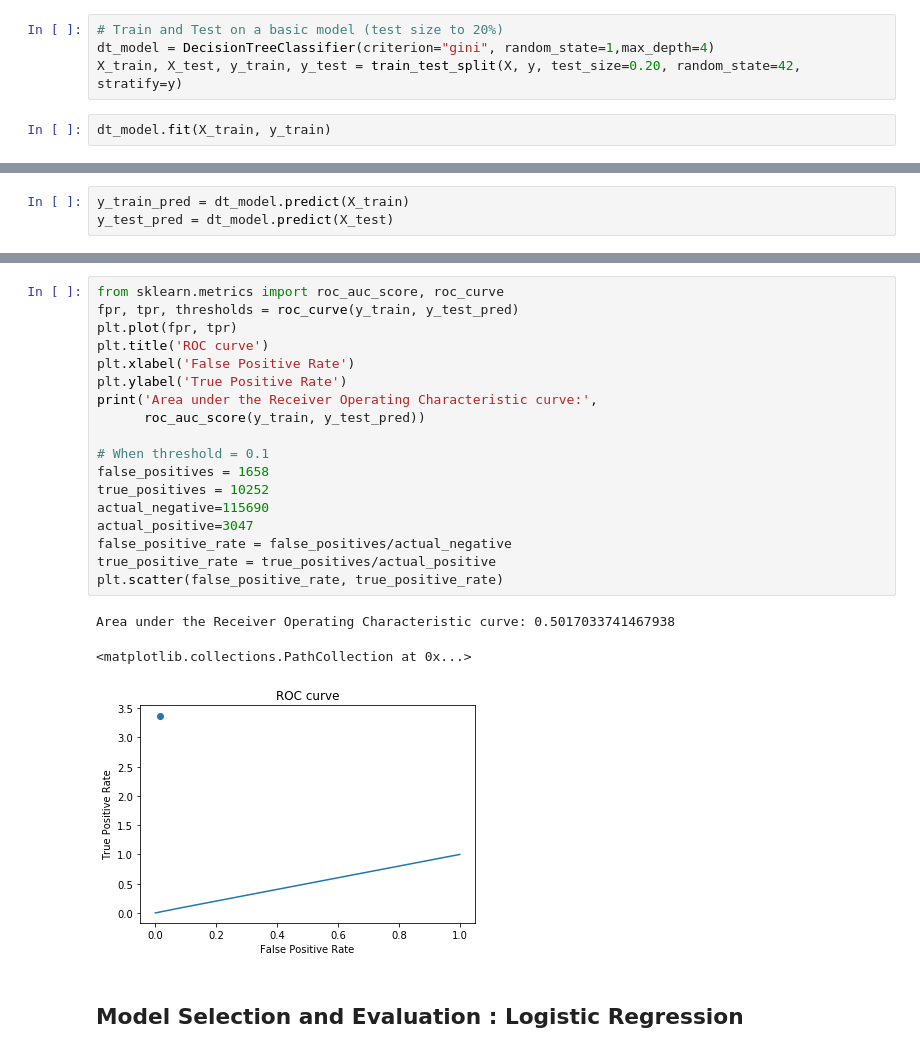
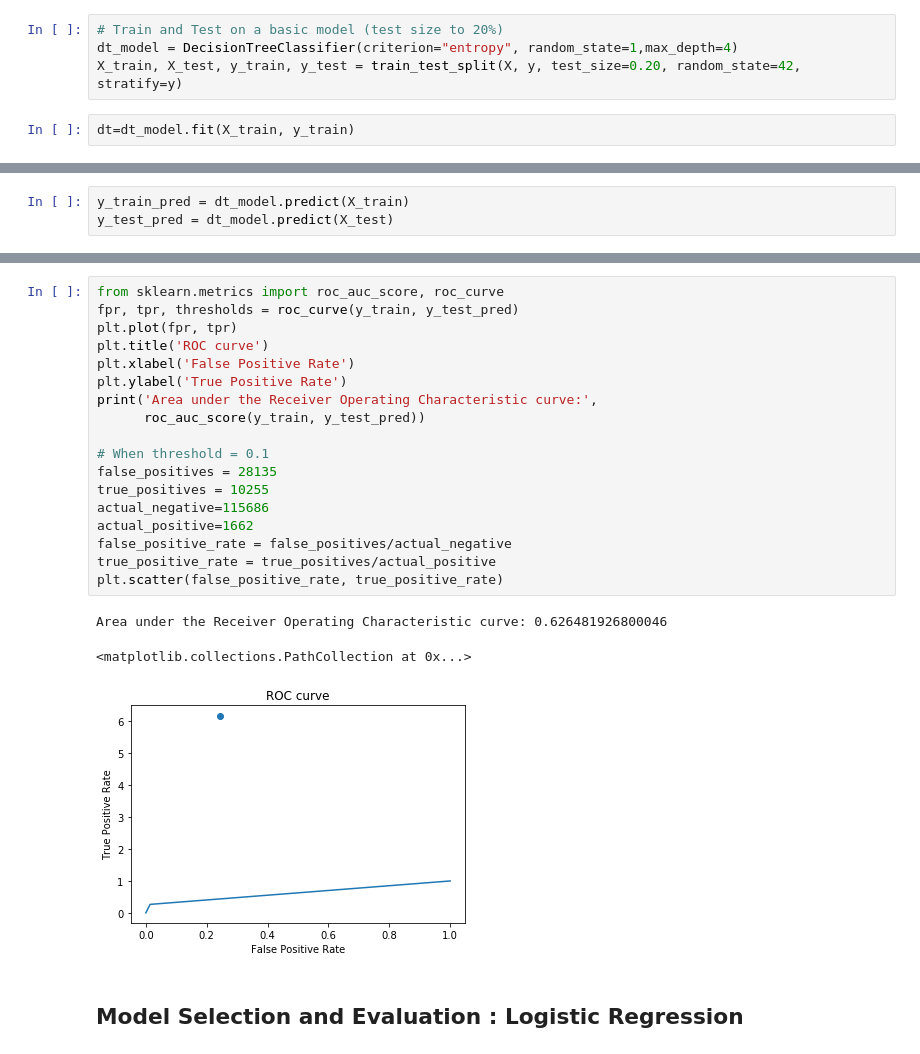
Before and after one commit to in04436r/Car-Crash-Severeity, a Jupyter notebook: Notebooks/Collision_Analysis_RE.ipynb, the cells around one changed output, grey strips where cells are left out. Drawn from its saved outputs; the diff is of its cells as text.

```diff
--- a/Notebooks/Collision_Analysis_RE.ipynb
+++ b/Notebooks/Collision_Analysis_RE.ipynb
@@ -324,7 +342,7 @@ Index(['WEATHER', 'LIGHTCOND', 'JUNCTIONTYPE', 'UNDERINFL', 'ROADCOND',
 ## Model Selection and Evaluation : Decision Tree Approach
 # %%
 # Train and Test on a basic model (test size to 20%)
-dt_model = DecisionTreeClassifier(criterion="gini", random_state=1,max_depth=4)
+dt_model = DecisionTreeClassifier(criterion="entropy", random_state=1,max_depth=4)
 X_train, X_test, y_train, y_test = train_test_split(X, y, test_size=0.20, random_state=42, stratify=y)
 # %%
-dt_model.fit(X_train, y_train)
+dt=dt_model.fit(X_train, y_train)
@@ -377,25 +389,25 @@ weighted avg       0.63      0.72      0.66    155738
 # %%
 from sklearn.metrics import roc_auc_score, roc_curve
 fpr, tpr, thresholds = roc_curve(y_train, y_test_pred)
 plt.plot(fpr, tpr)
 plt.title('ROC curve')
 plt.xlabel('False Positive Rate')
 plt.ylabel('True Positive Rate')
 print('Area under the Receiver Operating Characteristic curve:',
       roc_auc_score(y_train, y_test_pred))
 
 # When threshold = 0.1
-false_positives = 1658
-true_positives = 10252
-actual_negative=115690
-actual_positive=3047
+false_positives = 28135
+true_positives = 10255
+actual_negative=115686
+actual_positive=1662
 false_positive_rate = false_positives/actual_negative
 true_positive_rate = true_positives/actual_positive
 plt.scatter(false_positive_rate, true_positive_rate)
 # %% [output]
-Area under the Receiver Operating Characteristic curve: 0.5017033741467938
+Area under the Receiver Operating Characteristic curve: 0.626481926800046
 <matplotlib.collections.PathCollection at 0x...>
-[figure, old version]
+[figure, new version]
 # %% [markdown]
 ## Model Selection and Evaluation : Logistic Regression
 # %%
```
Also changed, not shown: parts of 27 cells of this notebook.
